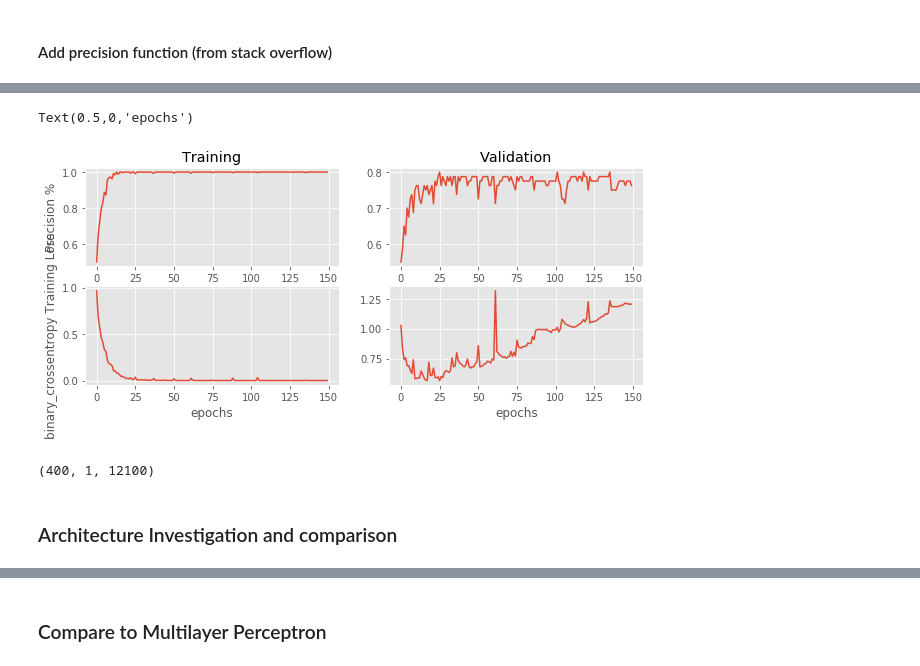
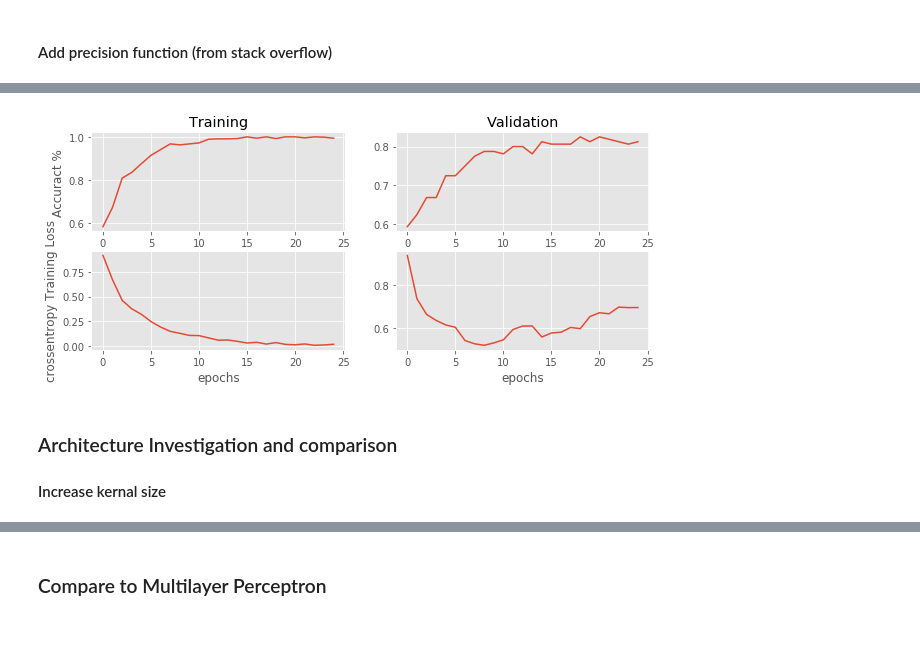
Before and after one commit to aviraj-sinha/ML6, a Jupyter notebook: proj6.ipynb, the cells around one changed output, grey strips where cells are left out. Cells and saved outputs as stored; diff of their text form; code cells hidden in the pictures; blank space fills up the shorter version.

Commit message:
Finished final kernal run

```diff
--- a/proj6.ipynb
+++ b/proj6.ipynb
@@ -75,14 +75,14 @@ Training and testing strategy would be stratified kfold. This would be a good id
 import numpy as np
 ids = np.arange(12000)
 np.random.shuffle(ids)
-X_train_trunc = X_o_train[ids[:400]]
-y_train_trunc = y_o_train[ids[:400]]
+X_train_trunc = X_o_train[ids[:800]]
+y_train_trunc = y_o_train[ids[:800]]
 
 ids = np.arange(2734)
 np.random.shuffle(ids)
 
-X_test_trunc = X_test[ids[:20]]
-y_test_trunc = y_test[ids[:20]]
+X_test_trunc = X_test[ids[:200]]
+y_test_trunc = y_test[ids[:200]]
 
 print("Volcanoes in train out of 80:", y_train_trunc.nonzero()[0].size)
 # %% [output]
@@ -198,30 +215,26 @@ Last training accuracy: 1.0, last validation accuracy: 0.7625
 # %%
 from matplotlib import pyplot as plt
 
-%matplotlib inline
+def plot_loss_acc(history):
 
-plt.figure(figsize=(10,4))
-plt.subplot(2,2,1)
-plt.plot(history.history['acc'])
+    plt.figure(figsize=(10,4))
+    plt.subplot(2,2,1)
+    plt.plot(history.history['acc'])
 
-plt.ylabel('Precision %')
-plt.title('Training')
-plt.subplot(2,2,2)
-plt.plot(history.history['val_acc'])
-plt.title('Validation')
+    plt.ylabel('Accuract %')
+    plt.title('Training')
+    plt.subplot(2,2,2)
+    plt.plot(history.history['val_acc'])
+    plt.title('Validation')
 
-plt.subplot(2,2,3)
-plt.plot(history.history['loss'])
-plt.ylabel('binary_crossentropy Training Loss')
-plt.xlabel('epochs')
+    plt.subplot(2,2,3)
+    plt.plot(history.history['loss'])
+    plt.ylabel('crossentropy Training Loss')
+    plt.xlabel('epochs')
 
-plt.subplot(2,2,4)
-plt.plot(history.history['val_loss'])
-plt.xlabel('epochs')
+    plt.subplot(2,2,4)
+    plt.plot(history.history['val_loss'])
+    plt.xlabel('epochs')
+plot_loss_acc(history)
 # %% [output]
-Text(0.5,0,'epochs')
-[figure, old version]
+[figure, new version]
-# %%
-np.expand_dims(X_train_trunc, axis=1).shape
-# %% [output]
-(400, 1, 12100)
@@ -255,2 +241,3 @@ compare_mlp_cnn(cnn,None,X_test,y_test)
 # %% [markdown]
 ### Architecture Investigation and comparison
+#### Increase kernal size
```
Also changed, not shown: parts of 19 cells of this notebook.
